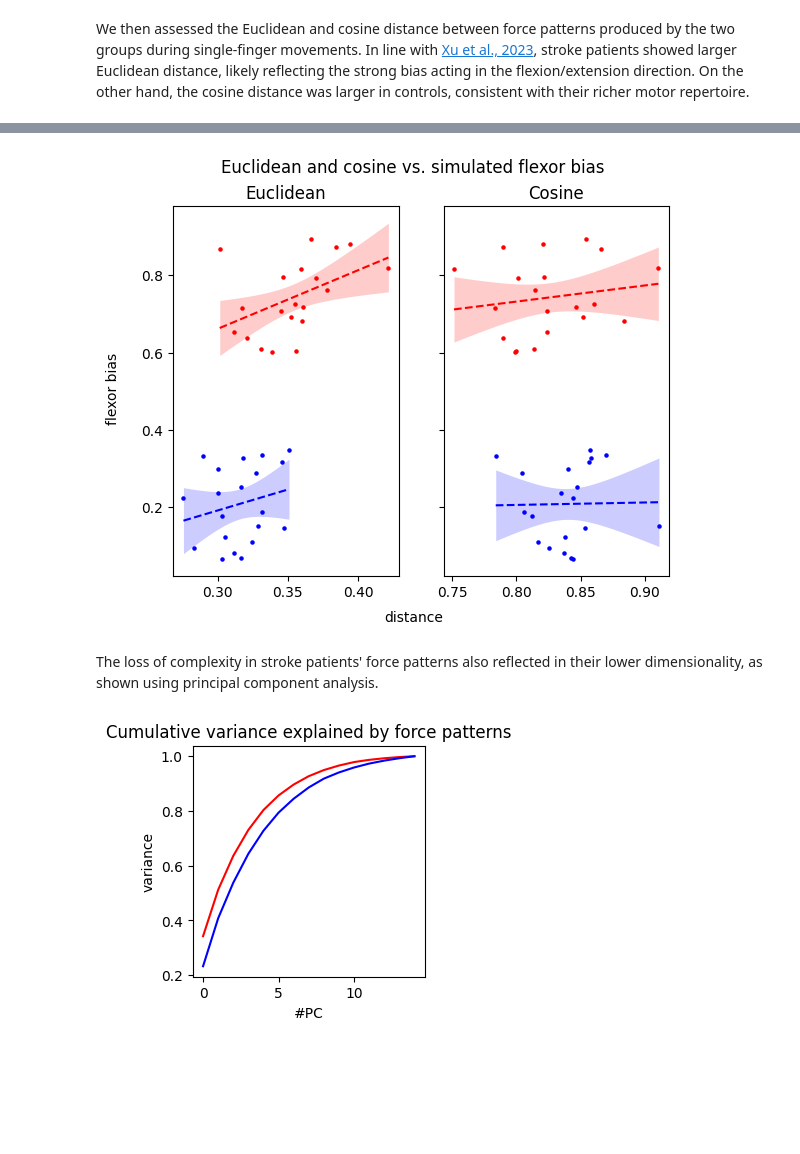
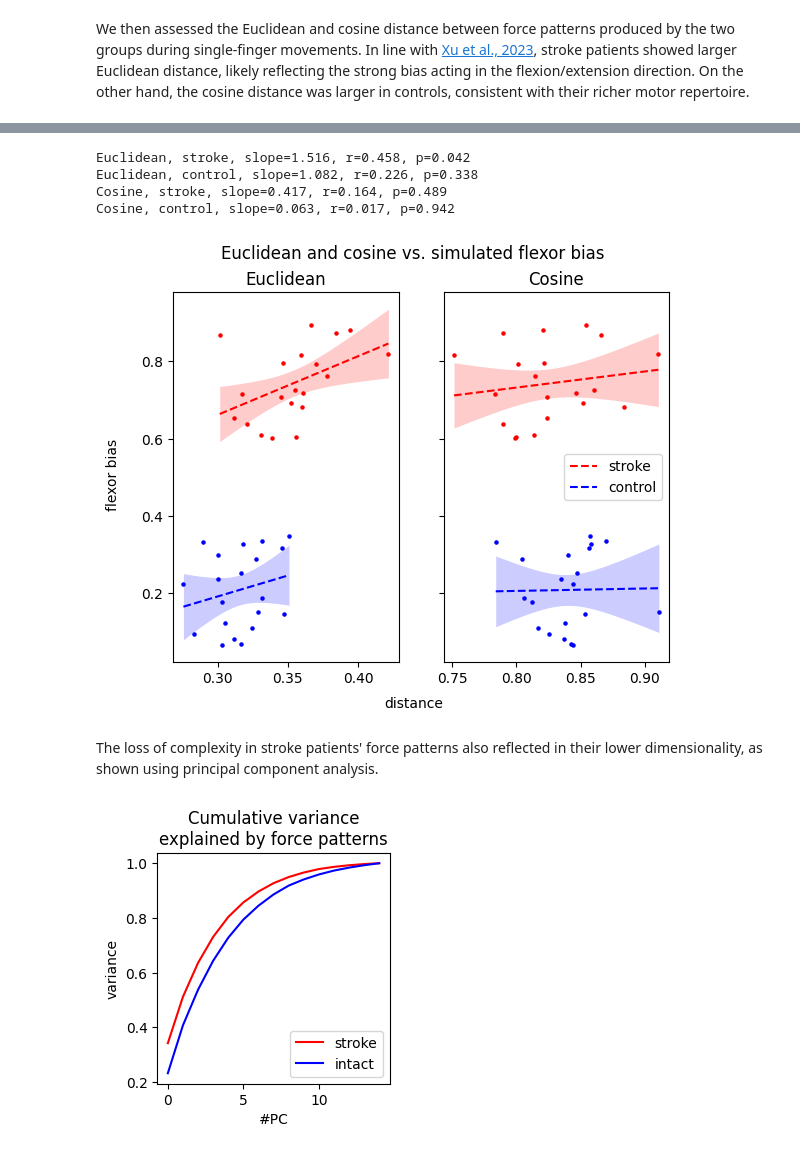
Before and after one commit to mnlmrc/OffManifoldLearning, a Jupyter notebook: notebooks/baseline.ipynb, the cells around one changed output, grey strips where cells are left out. Cells and saved outputs as stored; diff of their text form; code cells hidden in the pictures; blank space fills up the shorter version.

```diff
--- a/notebooks/baseline.ipynb
+++ b/notebooks/baseline.ipynb
@@ -136,8 +143,10 @@ label = ['stroke', 'control']
 for p in range(dist.shape[0]):
     ax = axs[p // 2]
     x = dist[p]
-    y =  w_b[p % 2]
-    c = color[p % 2]
+    g = p % 2
+    y =  w_b[g]
+    c = color[g]
+    l = label[g]
 
     slope, intercept, r_value, p_value, std_err = linregress(x, y)
 
@@ -159,12 +168,14 @@ for p in range(dist.shape[0]):
     lower_bound = y_fit[ix_0] - ci[ix_0]
     upper_bound = y_fit[ix_0] + ci[ix_0]
 
-    ax.plot(x_fit, y_fit, color=c, linestyle='--', label='Fit')
-    ax.fill_between(x_fit, y_fit - ci, y_fit + ci, color=c, alpha=.2, label='95% CI', lw=0)
+    ax.plot(x_fit, y_fit, color=c, linestyle='--', label=l)
+    ax.fill_between(x_fit, y_fit - ci, y_fit + ci, color=c, alpha=.2, lw=0)
     ax.scatter(x, y, color=c, s=5)
+    ax.set_title(title[p // 2])
 
-axs[0].set_title('Euclidean')
-axs[1].set_title('Cosine')
+    print(f'{title[p //2]}, {l}, slope={slope:.3f}, r={r_value:.3f}, p={p_value:.3f}')
+
+axs[1].legend()
 
 fig.supxlabel('distance', fontsize=10)
 fig.supylabel('flexor bias', fontsize=10)
@@ -173,31 +184,36 @@ fig.suptitle('Euclidean and cosine vs. simulated flexor bias')
 
 plt.show()
 # %% [output]
+Euclidean, stroke, slope=1.516, r=0.458, p=0.042
+Euclidean, control, slope=1.082, r=0.226, p=0.338
+Cosine, stroke, slope=0.417, r=0.164, p=0.489
+Cosine, control, slope=0.063, r=0.017, p=0.942
-[figure, old version]
+[figure, new version]
 # %% [markdown]
 The loss of complexity in stroke patients' force patterns also reflected in their lower dimensionality, as shown using
 principal component analysis.
 # %%
 scaler = StandardScaler()
 pca = PCA()
 var_expl = np.zeros((2, N, 15)) # (groups, n_subj, n_channels)
 for d, ds in enumerate(dataset):
     for s, sn in enumerate(tinfo.subj_id.unique()):
         tinfo_s = tinfo[(tinfo.subj_id == sn) & (tinfo.group == ds)]
         X = np.load(os.path.join(gl.baseDir, 'baseline', f'single_finger.pretraining.{ds}.{sn}.npy')) # (trials, time, channels)
         X_r = X.reshape(-1, X.shape[-1])
         X_norm = scaler.fit_transform(X_r)
         pca.fit(X_norm)
         var_expl[d, s] = pca.explained_variance_ratio_
 
 fig, ax = plt.subplots(figsize=(3, 3))
 
 ax.plot(np.cumsum(var_expl[0].mean(axis=0)), color='r', label='stroke')
 ax.plot(np.cumsum(var_expl[1].mean(axis=0)), color='b', label='intact')
-ax.set_title('Cumulative variance explained by force patterns')
+ax.legend()
+ax.set_title('Cumulative variance\nexplained by force patterns')
 ax.set_xlabel('#PC')
 ax.set_ylabel('variance')
 
 plt.show()
 # %% [output]
-[figure, old version]
+[figure, new version]
```
Also changed, not shown: parts of 3 cells of this notebook.
